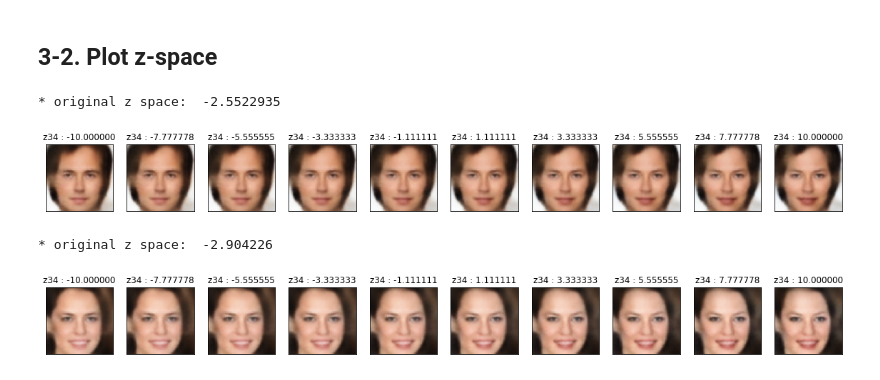
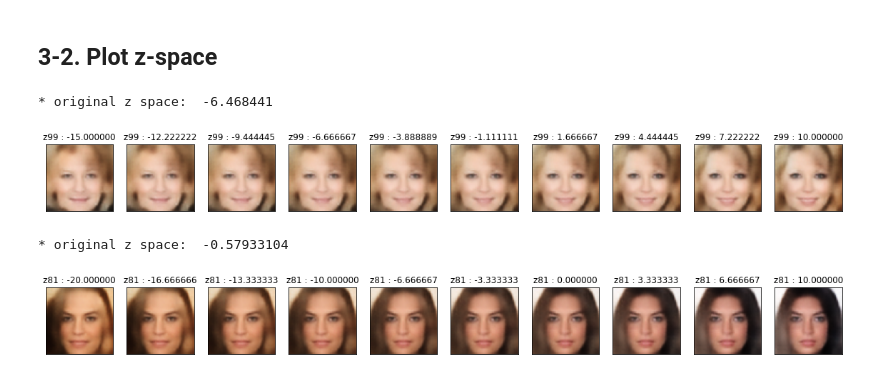
Before and after one commit to yebiny/Prime-Reconstruction, a Jupyter notebook: 5-Check_Results.ipynb, the cells around one changed output. Drawn from its saved outputs; the diff is of its cells as text; code cells hidden in the pictures.

```diff
--- a/5-Check_Results.ipynb
+++ b/5-Check_Results.ipynb
@@ -60,12 +64,12 @@ plot_recimg(vae, x_data, 6, save_dir+'/rec_result')
 # %% [markdown]
 ## 3-2. Plot z-space
 # %%
-plot_gridimg(encoder, decoder, x_data, 17, 34 , -10, 10)
+plot_gridimg(encoder, decoder, x_data, 12, 99 , -15, 10)
 # %% [output]
-* original z space:  -2.5522935
+* original z space:  -6.468441
-[figure, old version]
+[figure, new version]
 # %%
-plot_gridimg(encoder, decoder, x_data, 27, 34, -10, 10)
+plot_gridimg(encoder, decoder, x_data, 11, 81, -20, 10)
 # %% [output]
-* original z space:  -2.904226
+* original z space:  -0.57933104
-[figure, old version]
+[figure, new version]
```
Also changed, not shown: parts of 5 cells of this notebook, 1 other file.
